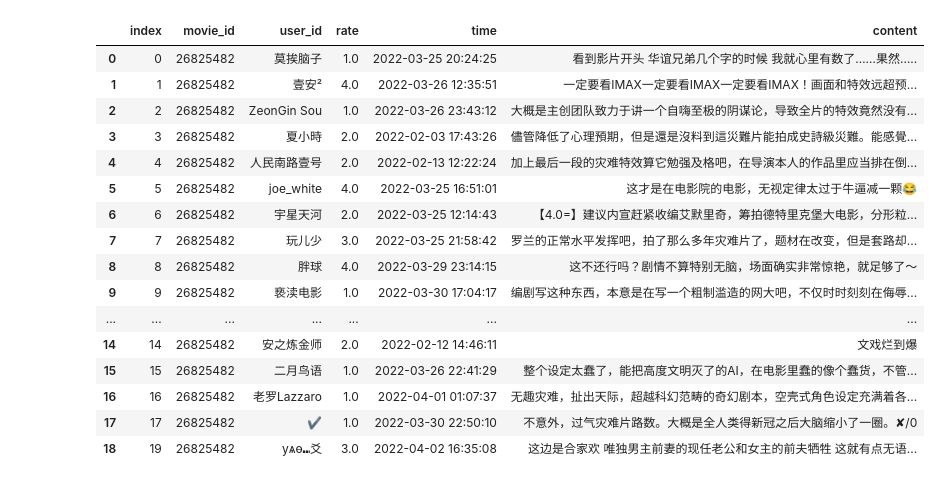
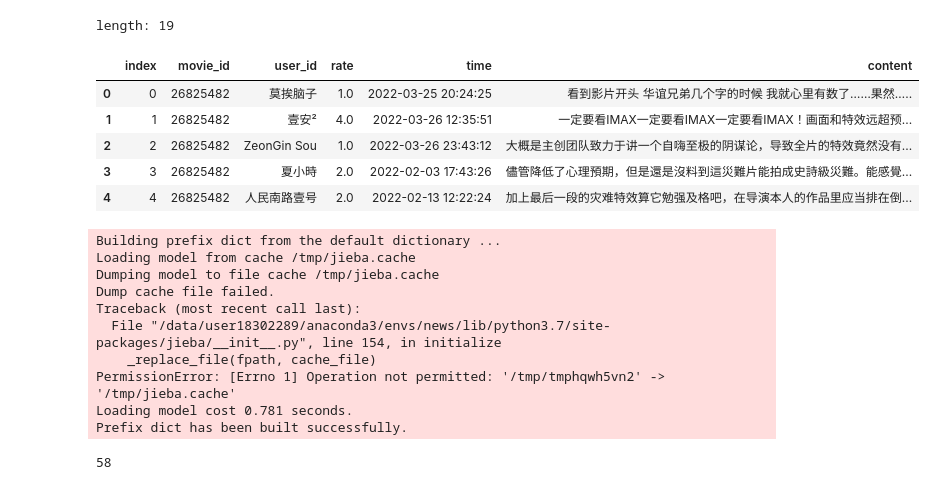
Before and after one commit to RedContritio/douban-movie-comment, a Jupyter notebook: src/preprocess.ipynb, the cells around one changed output. Saved outputs shown, nothing was run; the diff lists cells and outputs as text; code cells hidden in the pictures.

```diff
--- a/src/preprocess.ipynb
+++ b/src/preprocess.ipynb
@@ -27,25 +30,36 @@ raw_dataset
 # %%
 dataset = raw_dataset.dropna(axis=0).reset_index()
 
-dataset
+print(f'length: {len(dataset)}')
+dataset.head()
 # %% [output]
+length: 19
 |  | index | movie_id | user_id | rate | time | content |
 | 0 | 0 | 26825482 | 莫挨脑子 | 1.0 | 2022-03-25 20:24:25 | 看到影片开头 华谊兄弟几个字的时候 我就心里有数了……果然….. |
 | 1 | 1 | 26825482 | 壹安² | 4.0 | 2022-03-26 12:35:51 | 一定要看IMAX一定要看IMAX一定要看IMAX！画面和特效远超预... |
 | 2 | 2 | 26825482 | ZeonGin Sou | 1.0 | 2022-03-26 23:43:12 | 大概是主创团队致力于讲一个自嗨至极的阴谋论，导致全片的特效竟然没有... |
 | 3 | 3 | 26825482 | 夏小時 | 2.0 | 2022-02-03 17:43:26 | 儘管降低了心理預期，但是還是沒料到這災難片能拍成史詩級災難。能感覺... |
 | 4 | 4 | 26825482 | 人民南路壹号 | 2.0 | 2022-02-13 12:22:24 | 加上最后一段的灾难特效算它勉强及格吧，在导演本人的作品里应当排在倒... |
-| 5 | 5 | 26825482 | joe_white | 4.0 | 2022-03-25 16:51:01 | 这才是在电影院的电影，无视定律太过于牛逼减一颗😂 |
-| 6 | 6 | 26825482 | 宇星天河 | 2.0 | 2022-03-25 12:14:43 | 【4.0=】建议内宣赶紧收编艾默里奇，筹拍德特里克堡大电影，分形粒... |
-| 7 | 7 | 26825482 | 玩儿少 | 3.0 | 2022-03-25 21:58:42 | 罗兰的正常水平发挥吧，拍了那么多年灾难片了，题材在改变，但是套路却... |
-| 8 | 8 | 26825482 | 胖球 | 4.0 | 2022-03-29 23:14:15 | 这不还行吗？剧情不算特别无脑，场面确实非常惊艳，就足够了～ |
-| 9 | 9 | 26825482 | 亵渎电影 | 1.0 | 2022-03-30 17:04:17 | 编剧写这种东西，本意是在写一个粗制滥造的网大吧，不仅时时刻刻在侮辱... |
-| ... | ... | ... | ... | ... | ... | ... |
-| 14 | 14 | 26825482 | 安之炼金师 | 2.0 | 2022-02-12 14:46:11 | 文戏烂到爆 |
-| 15 | 15 | 26825482 | 二月鸟语 | 1.0 | 2022-03-26 22:41:29 | 整个设定太蠢了，能把高度文明灭了的AI，在电影里蠢的像个蠢货，不管... |
-| 16 | 16 | 26825482 | 老罗Lazzaro | 1.0 | 2022-04-01 01:07:37 | 无趣灾难，扯出天际，超越科幻范畴的奇幻剧本，空壳式角色设定充满着各... |
-| 17 | 17 | 26825482 | ✔ | 1.0 | 2022-03-30 22:50:10 | 不意外，过气灾难片路数。大概是全人类得新冠之后大脑缩小了一圈。✘/0 |
-| 18 | 19 | 26825482 | yѧѳ⑉爻 | 3.0 | 2022-04-02 16:35:08 | 这边是合家欢 唯独男主前妻的现任老公和女主的前夫牺牲 这就有点无语... |
+# %%
+def line2words(line: str) -> List[str]:
+    return list(jieba.cut(line))
+
+dataset['words_count'] = dataset['content'].map((lambda x: len(line2words(x))))
+
+EXPECT_SENTENSE_LENGTH = math.ceil(dataset['words_count'].quantile(0.75))
+print(EXPECT_SENTENSE_LENGTH)
+# %% [output]
+Building prefix dict from the default dictionary ...
+Loading model from cache /tmp/jieba.cache
+Dumping model to file cache /tmp/jieba.cache
+Dump cache file failed.
+Traceback (most recent call last):
+  File "/data/user18302289/anaconda3/envs/news/lib/python3.7/site-packages/jieba/__init__.py", line 154, in initialize
+    _replace_file(fpath, cache_file)
+PermissionError: [Errno 1] Operation not permitted: '/tmp/tmphqwh5vn2' -> '/tmp/jieba.cache'
+Loading model cost 0.781 seconds.
+Prefix dict has been built successfully.
+58
 # %%
 val_size = 0.25
 
```
Also changed, not shown: parts of 32 cells of this notebook, 1 other file.
